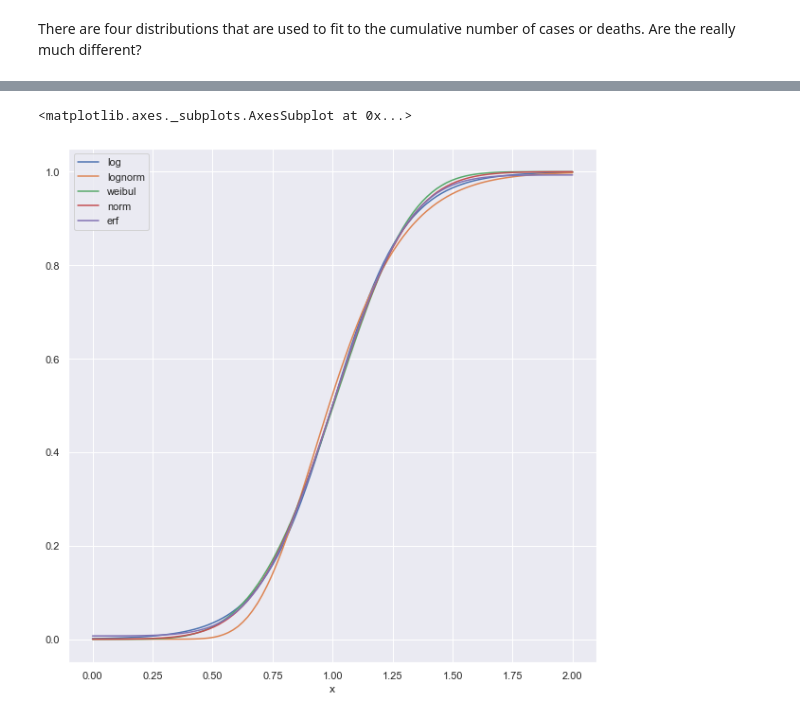
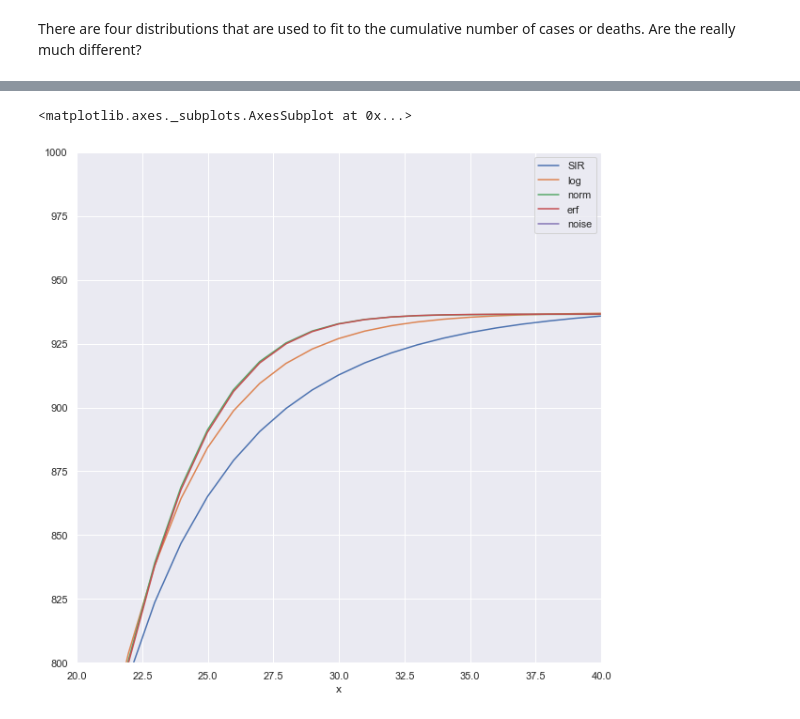
Before and after one commit to sandiegodata/covid19, a Jupyter notebook: Notebooks/NotesOnModeling.ipynb, the cells around one changed output, grey strips where cells are left out. Cells and saved outputs as stored; diff of their text form; code cells hidden in the pictures.

```diff
--- a/Notebooks/NotesOnModeling.ipynb
+++ b/Notebooks/NotesOnModeling.ipynb
@@ -39,0 +100,7 @@ There are four distributions that are used to fit to the cumulative number of ca
+# %%
+df = pd.DataFrame({'t': t, 'i':sir[:, 1], 's': sir[:, 0] , 'r': sir[:, 2] })
+df['n'] = df.i + df.r + df.s
+df = df.groupby(t.round(0)).mean().set_index('t')
+
+df['inv_s'] =  1000 - df.s
+df.plot()
@@ -45,84 +115,91 @@ There are four distributions that are used to fit to the cumulative number of ca
 
 from scipy.stats import weibull_min, lognorm, logistic, norm
 
-x = np.linspace(0,2, 100)
+x = df.index
+base_dist = df.inv_s
+
+cdf = pd.DataFrame({
+    'x': x,
+    'SIR': base_dist,
+
+})
 
 #
 # Logistic
 #
-def func_logistic(x, loc, scale):
-    return logistic.cdf(x, loc, scale)
+def func_logistic(x, loc, scale, a): # popt = (14,4, 800)
+    return a*logistic.cdf(x, loc, scale)
+func_logistic.popt =  (14,4, 800)
 
-#popt, pcov = curve_fit(func_logistic, x, wd, p0=(.8,.2))
-popt = (1,.15)
-logd = func_logistic(x, *popt)
+popt, pcov = curve_fit(func_logistic, x, base_dist, p0=func_logistic.popt)
+cdf['log'] = func_logistic(x, *popt)
 
-base_dist = logd
+
 
 #
 # Weibul
 #
 
-def func_weibull(x, loc ,scale):
-    return weibull_min.cdf(x,loc, scale)
+if False:
+    def func_weibull(x, loc ,scale, a):
+        return weibull_min.cdf(x,loc, scale)
+    func_weibull.popt =  (14,4, 800)
 
-popt, pcov = curve_fit(func_weibull, x, base_dist, p0=(4,0))
-
-wd = func_weibull(x, *popt)
+    popt, pcov = curve_fit(func_weibull, x, base_dist, p0=func_weibull.popt)
+    cdf['weibul'] = func_weibull(x, *popt)
 
 
 #
 # Lognorm
 #
 
-def func_ln(x, loc, scale):
-    return lognorm.cdf(x, loc, scale)
+if False:
+    def func_ln(x, loc, scale, a):
+        return a*lognorm.cdf(x, loc, scale)
+    func_ln.popt =  (14,4, 800)
 
-popt, pcov = curve_fit(func_ln, x, base_dist, p0=(.3,0))
+    popt, pcov = curve_fit(func_ln, x, base_dist, p0=func_ln.popt)
 
-lnd = func_ln(x, *popt)
+    cdf['lognorm'] = func_ln(x, *popt)
 
 #
 # Normal
 #
 
-def func_norm(x, loc, scale):
-    return norm.cdf(x, loc, scale)
+def func_norm(x, loc, scale, a):
+    return a*norm.cdf(x, loc, scale)
+func_norm.popt =  (14,4, 800)
 
-popt, pcov = curve_fit(func_norm, x, base_dist, p0=(1,.15))
+popt, pcov = curve_fit(func_norm, x, base_dist, p0=func_norm.popt)
 
-normd = func_norm(x, *popt)
+cdf['norm'] = func_norm(x, *popt)
 
 
 #
 # Error Function
 #
 
-def func_erf(x, a, b):
-    r =  a*erf(b*(x-1)) + .5
+def func_erf(x, loc, scale, a, b):
+    return a*erf( (x-loc) / scale ) + b
+func_erf.popt = (50,20,3000,3000)
 
-    return r
+popt, pcov = curve_fit(func_erf, x, base_dist, p0=func_erf.popt)
 
-popt, pcov = curve_fit(func_erf, x, base_dist, p0=(.5, 10))
+cdf['erf'] = func_erf(x, *popt)
 
-erfd = func_erf(x, *popt)
+cdf['noise'] =  cdf.SIR * .05 * np.random.normal(size=len(cdf) )
 
 
-#ax.set_xlim((1, 1.50))
-#ax.set_ylim((.8, 1))
 
-cdf = pd.DataFrame({
-    'x': x,
-    'log': logd,
-    'lognorm': lnd,
-    'weibul': wd,
-    'norm': normd,
-    'erf': erfd
-}).set_index('x')
+cdf = cdf.set_index('x')
 
 fig, ax = plt.subplots(1, 1, figsize=(10,10))
+#ax.set_xlim(0,20)
+#ax.set_ylim(0,200)
+ax.set_xlim(20,40)
+ax.set_ylim(800,1000)
 
 cdf.plot(ax=ax)
 # %% [output]
 <matplotlib.axes._subplots.AxesSubplot at 0x...>
-[figure, old version]
+[figure, new version]
```
Also changed, not shown: parts of 12 cells of this notebook, 9 other files.
